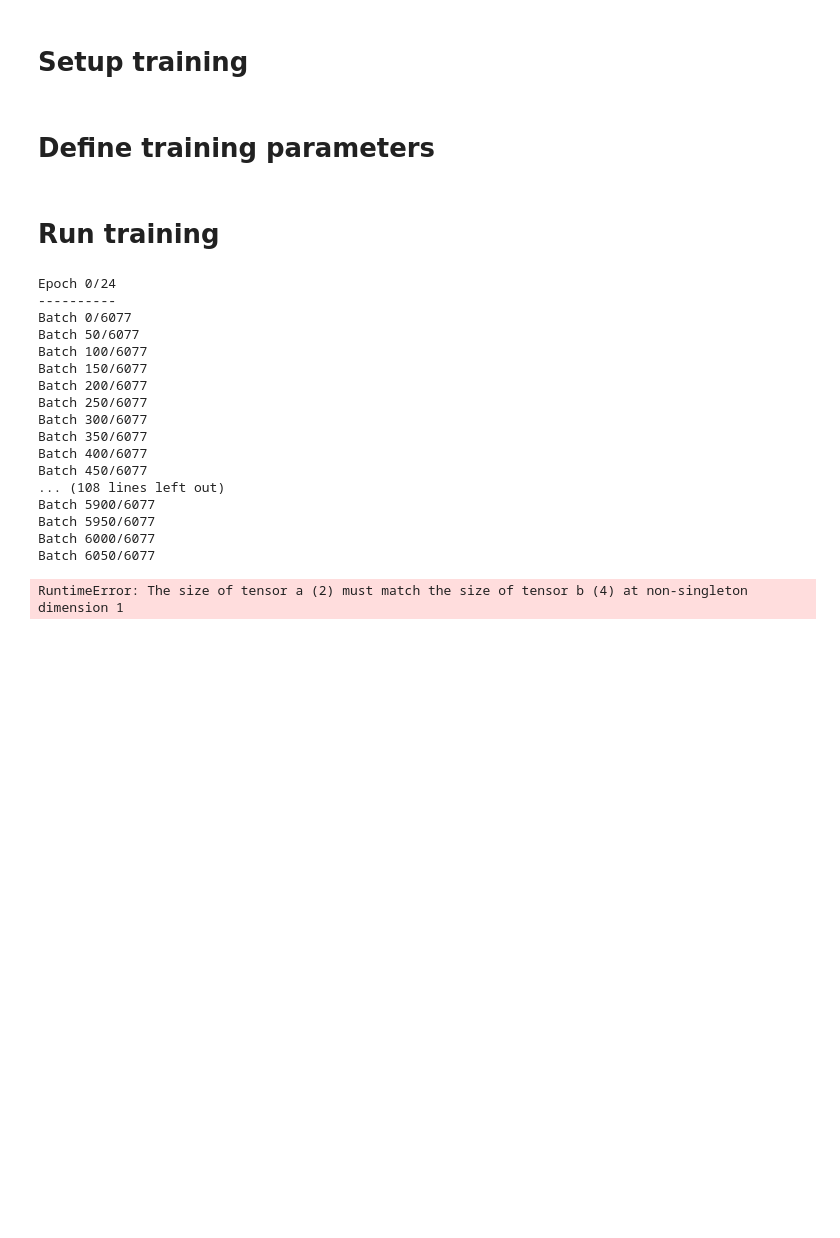
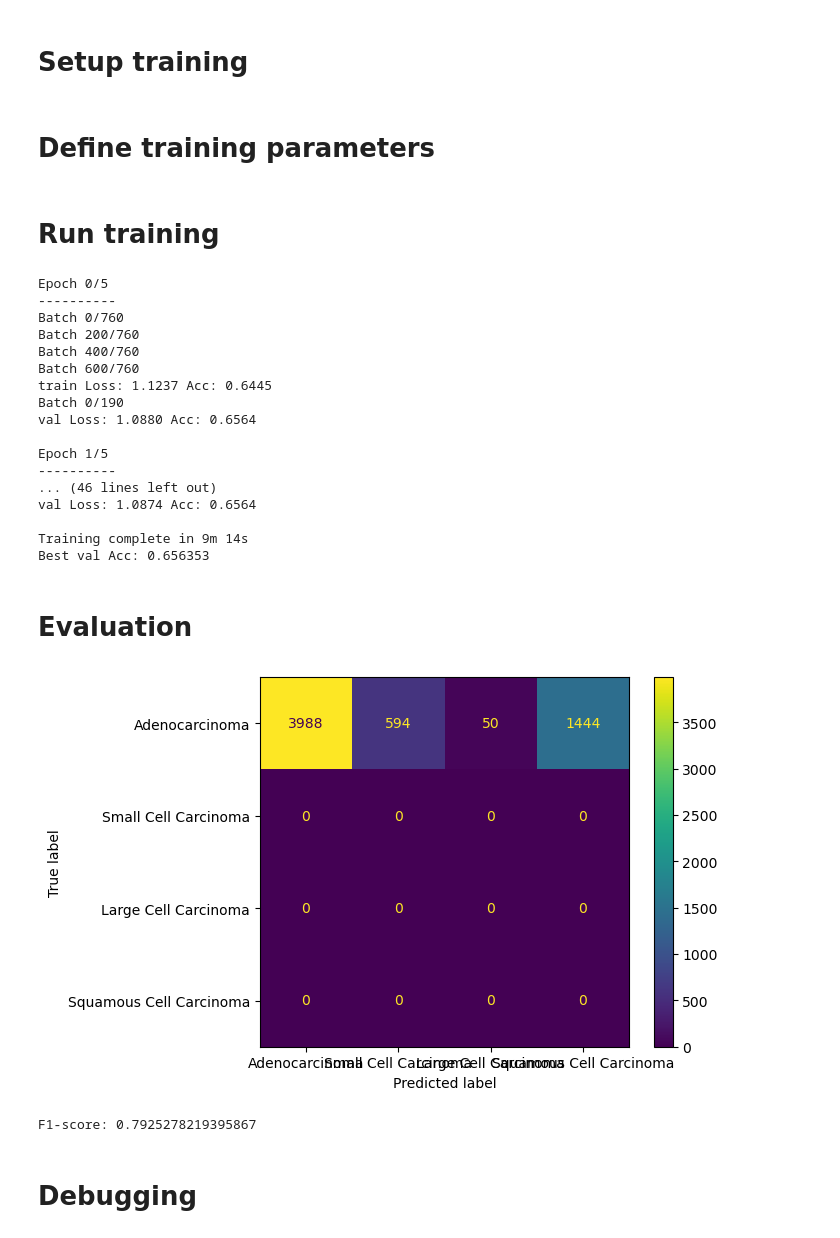
Before and after one commit to FranzSw/7-vs-capsule, a Jupyter notebook: src/classification.ipynb, the cells around one changed output. Cells and saved outputs as stored; diff of their text form; code cells hidden in the pictures; blank space fills up the shorter version.

Commit message:
Classification via Resnet

```diff
--- a/src/classification.ipynb
+++ b/src/classification.ipynb
@@ -94,7 +119,7 @@ def train_model(model, criterion, optimizer, scheduler, num_epochs=25):
 
             # Iterate over data.
             for idx, (inputs, labels) in enumerate(dataloaders[phase]):
-                if idx % 50 == 0:
+                if idx % 200 == 0:
                     print(f"Batch {idx}/{len(dataloaders[phase])}")
                 inputs = inputs.to(device)
                 labels = labels.to(device)
@@ -115,8 +140,18 @@ def train_model(model, criterion, optimizer, scheduler, num_epochs=25):
                         optimizer.step()
 
                 # statistics
-                running_loss += loss.item() * inputs.size(0)
-                running_corrects += torch.sum(preds == labels.data)
+                try:
+                    running_loss += loss.item() * inputs.size(0)
+                    _, labels_index = torch.max(labels.data, 1)
+                    running_corrects += torch.sum(preds ==labels_index)
+
+                except RuntimeError as e:
+                    print("RuntimeError was thrown while calculating statistics: ", e)
+                #if idx==6050:
+                #    print("preds",preds)
+                #    print()
+                #    comparison = preds == labels.data
+                #    #torch.sum(preds == labels.data)
             if phase == 'train':
                 scheduler.step()
 
@@ -153,23 +188,50 @@ exp_lr_scheduler = lr_scheduler.StepLR(optimizer_ft, step_size=7, gamma=0.1)
 # Run training
 # %%
 resnet = train_model(resnet, criterion, optimizer_ft, exp_lr_scheduler,
-                       num_epochs=25)
+                       num_epochs=6)
 # %% [output]
-Epoch 0/24
+Epoch 0/5
 ----------
-Batch 0/6077
-Batch 50/6077
-Batch 100/6077
-Batch 150/6077
-Batch 200/6077
-Batch 250/6077
-Batch 300/6077
-Batch 350/6077
-Batch 400/6077
-Batch 450/6077
-... (108 lines left out)
-Batch 5900/6077
-Batch 5950/6077
-Batch 6000/6077
-Batch 6050/6077
+Batch 0/760
+Batch 200/760
+Batch 400/760
+Batch 600/760
+train Loss: 1.1237 Acc: 0.6445
+Batch 0/190
+val Loss: 1.0880 Acc: 0.6564
+
+Epoch 1/5
+----------
+... (46 lines left out)
+val Loss: 1.0874 Acc: 0.6564
+
+Training complete in 9m 14s
+Best val Acc: 0.656353
-RuntimeError: The size of tensor a (2) must match the size of tensor b (4) at non-singleton dimension 1
+# %% [markdown]
+# Evaluation
+# %%
+import matplotlib.pyplot as plt
+
+from sklearn.metrics import confusion_matrix, ConfusionMatrixDisplay, f1_score
+
+y_true = np.array([])
+y_pred = np.array([])
+with torch.no_grad():
+    for i, (inputs, classes) in enumerate(dataloaders['val']):
+        inputs = inputs.to(device)
+        classes = classes.to(device)
+        outputs = resnet(inputs)
+        _, preds = torch.max(outputs.cpu(), 1)
+        _, labels = torch.max(classes.cpu(), 1)
+        y_true = np.concatenate((y_true, preds))
+        y_pred = np.concatenate((y_pred, labels))
+
+disp = ConfusionMatrixDisplay(confusion_matrix=confusion_matrix(y_true, y_pred), display_labels=class_names)
+disp.plot()
+plt.show()
+print("F1-score:",f1_score(y_true, y_pred, average="weighted") )
+# %% [output]
+[figure, added]
+F1-score: 0.7925278219395867
+# %% [markdown]
+# Debugging
```
Also changed, not shown: parts of 4 cells of this notebook, 4 other files.
